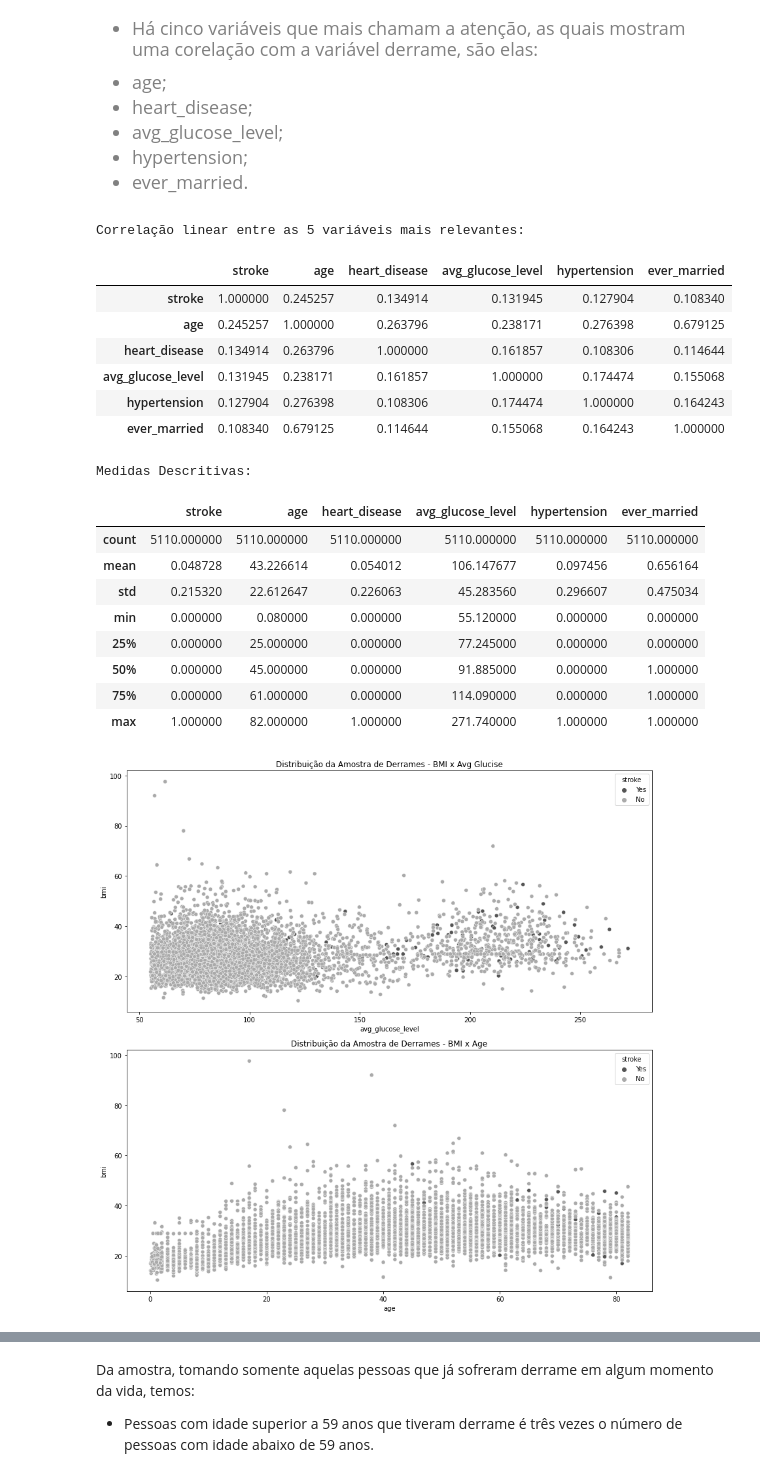
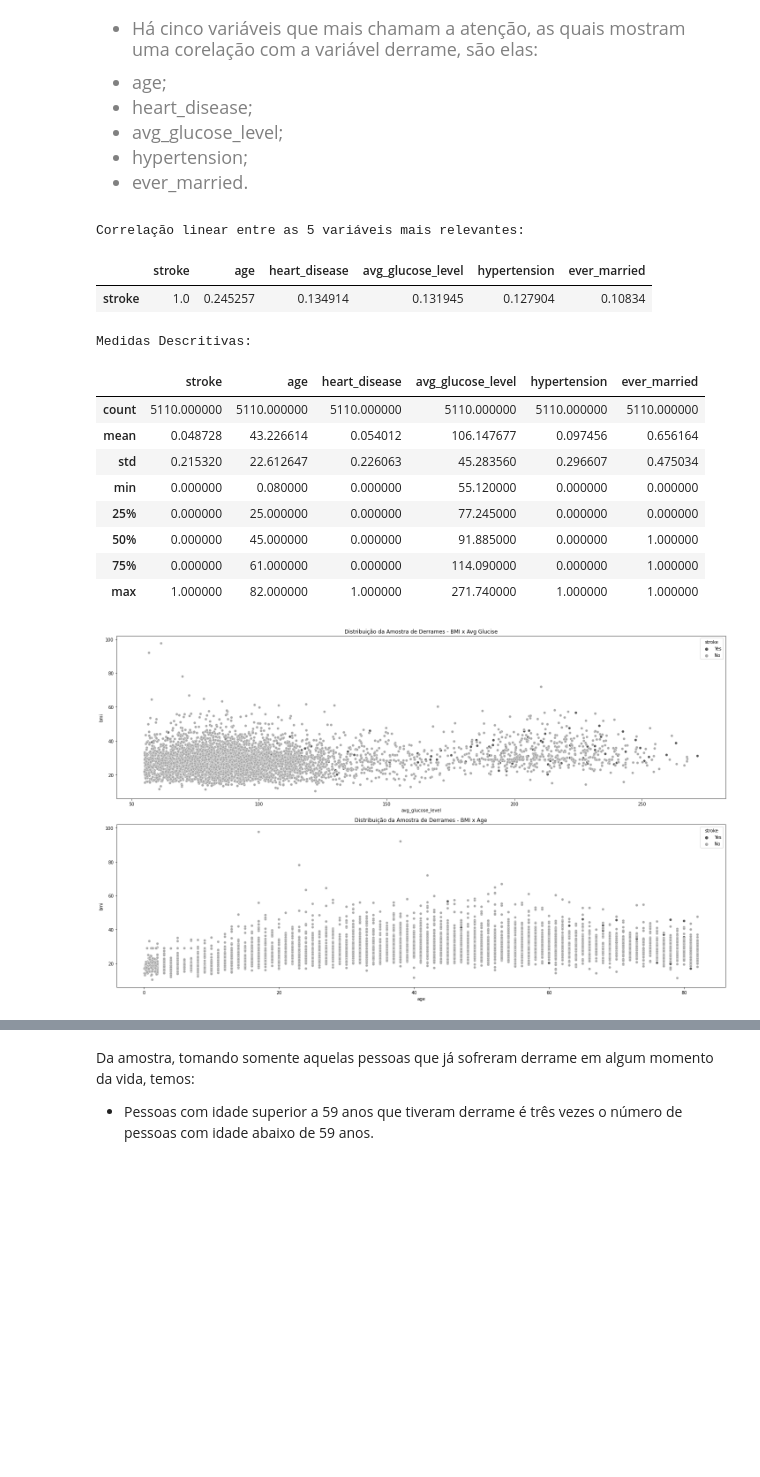
Before and after one commit to FelipeGBarreto/Projects, a Jupyter notebook: Stroker_Analysis.ipynb, the cells around one changed output, grey strips where cells are left out. Drawn from its saved outputs; the diff is of its cells as text; code cells hidden in the pictures; blank space fills up the shorter version.

```diff
--- a/Stroker_Analysis.ipynb
+++ b/Stroker_Analysis.ipynb
@@ -239,17 +286,13 @@ data_table.DataTable(df, include_index=False, num_rows_per_page=10)
 df_trat = df[["stroke","age","heart_disease","avg_glucose_level","hypertension","ever_married"]]
 for i in df_trat.columns:
   if np.dtype(df_trat[i]) == 'object':  df_trat[i] = df_trat[i].map({"Yes":1, "No":0})
-print("Correlação linear entre as 5 variáveis mais relevantes:"), display(df_trat.corr()), print("\nMedidas Descritivas:")
+print("Correlação linear entre as 5 variáveis mais relevantes:"), display(df_trat.corr()[:1]), print("\n\nMedidas Descritivas:")
+
 display(df_trat.describe())
 # %% [output]
 Correlação linear entre as 5 variáveis mais relevantes:
 |  | stroke | age | heart_disease | avg_glucose_level | hypertension | ever_married |
-| stroke | 1.000000 | 0.245257 | 0.134914 | 0.131945 | 0.127904 | 0.108340 |
-| age | 0.245257 | 1.000000 | 0.263796 | 0.238171 | 0.276398 | 0.679125 |
-| heart_disease | 0.134914 | 0.263796 | 1.000000 | 0.161857 | 0.108306 | 0.114644 |
-| avg_glucose_level | 0.131945 | 0.238171 | 0.161857 | 1.000000 | 0.174474 | 0.155068 |
-| hypertension | 0.127904 | 0.276398 | 0.108306 | 0.174474 | 1.000000 | 0.164243 |
-| ever_married | 0.108340 | 0.679125 | 0.114644 | 0.155068 | 0.164243 | 1.000000 |
+| stroke | 1.0 | 0.245257 | 0.134914 | 0.131945 | 0.127904 | 0.10834 |
 Medidas Descritivas:
 |  | stroke | age | heart_disease | avg_glucose_level | hypertension | ever_married |
 | count | 5110.000000 | 5110.000000 | 5110.000000 | 5110.000000 | 5110.000000 | 5110.000000 |
@@ -261,15 +304,15 @@ Medidas Descritivas:
 | 75% | 0.000000 | 61.000000 | 0.000000 | 114.090000 | 0.000000 | 1.000000 |
 | max | 1.000000 | 82.000000 | 1.000000 | 271.740000 | 1.000000 | 1.000000 |
 # %%
-plt.subplots(figsize=(12,12))
+plt.subplots(figsize=(20,12))
 plt.subplot(2,1,1)
 plt.title('Distribuição da Amostra de Derrames - BMI x Avg Glucise')
 sns.scatterplot(x=df['avg_glucose_level'],y=df['bmi'],hue=df['stroke'], palette='gray')
 plt.subplot(2,1,2)
 plt.title('Distribuição da Amostra de Derrames - BMI x Age')
 sns.scatterplot(x=df['age'],y=df['bmi'],hue=df['stroke'], palette='gray')
 plt.tight_layout()
 plt.show()
 # %% [output]
-[figure, old version]
+[figure, new version]
 # %%
```
Also changed, not shown: parts of 27 cells of this notebook.
